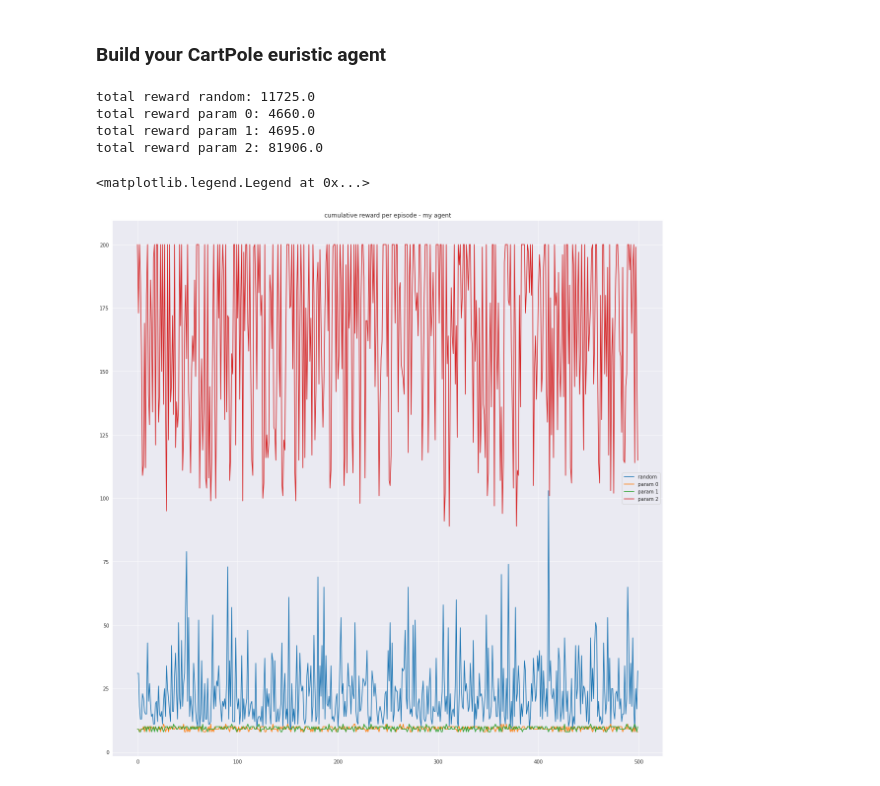
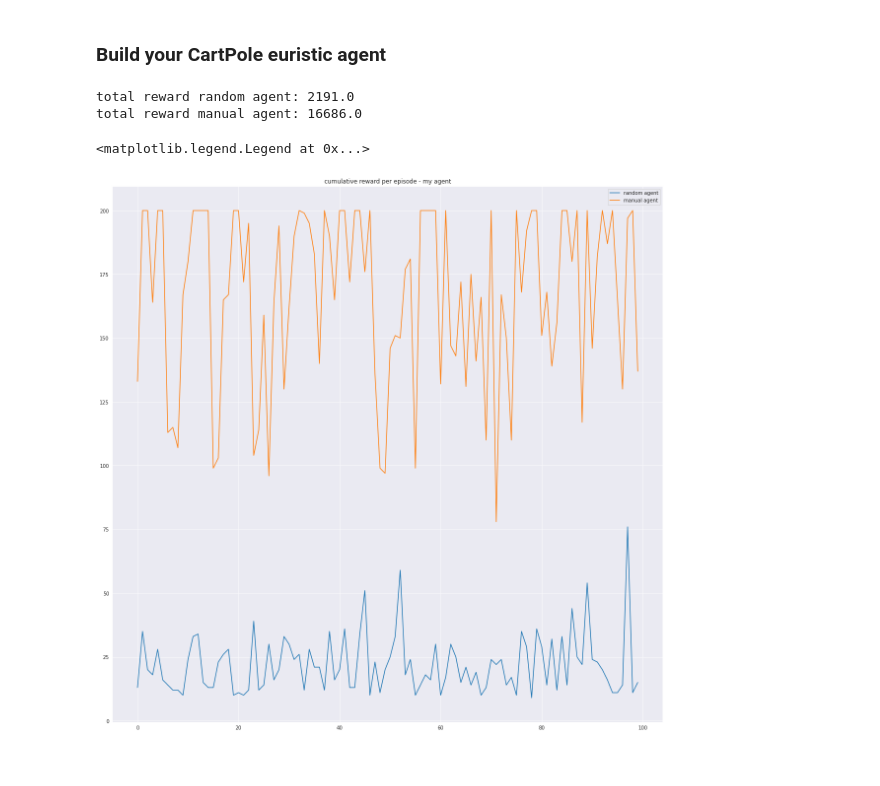
Before and after one commit to racousin/rl_introduction, a Jupyter notebook: notebooks/1_Environment_Agent.ipynb, the cells around one changed output. Saved outputs shown, nothing was run; the diff lists cells and outputs as text; code cells hidden in the pictures.

```diff
--- a/notebooks/1_Environment_Agent.ipynb
+++ b/notebooks/1_Environment_Agent.ipynb
@@ -661,9 +684,18 @@ Text(0.5, 1.0, 'cumulative reward per episode - rand_agent')
 ### Build your CartPole euristic agent
 # %%
 env = gym.make('CartPole-v0')
+# %%
+#TODO: Create a cartPole agent that is better than Random:
+class MyCartPoleAgent(Agent):
+    def __init__(self, env):
+        super().__init__(env)
+    def act(self, state):
+        #Complete
+        return action
 # %%
+#Done: Create a cartPole agent that is better than Random:
 class MyCartPoleAgent(Agent):
-    def __init__(self, env, params=[0.27,-0.1,-0.5,-0.2,0.2, 0, 1]):
+    def __init__(self, env, params=[-0.9,-0.1,0,0,-0.9, 0, 0.9]):
         super().__init__(env)
         self.params = params
     def act(self, state):
@@ -675,28 +707,20 @@ class MyCartPoleAgent(Agent):
             action = 1
         return action
 # %%
-params0 = [0.27,-0.1,-0.5,-0.2,0.2, 0, 0]
-params1 = [-0.27,0.1,0.5,0.2,-0.2, -0.1, 0.1]
-params2 = [-0.9,-0.1,0,0,-0.9, 0, 0.9]
-
-nb_experience = 500
-
+nb_experience = 100
 plt.figure(figsize=(20,20))
 rand_agent = RandomAgent(env)
 rewards = run_experiment_episode(env, rand_agent, nb_experience)
-print(f'total reward random: {sum(rewards)}')
-plt.plot(rewards, label=f'random ')
-for i, param in enumerate([params0, params1, params2]):
-    rand_agent = MyCartPoleAgent(env,params=param)
-    rewards = run_experiment_episode(env, rand_agent, nb_experience)
-    print(f'total reward param {i}: {sum(rewards)}')
-    plt.plot(rewards, label=f'param {i}')
+print(f'total reward random agent: {sum(rewards)}')
+plt.plot(rewards, label=f'random agent')
+rand_agent = MyCartPoleAgent(env)
+rewards = run_experiment_episode(env, rand_agent, nb_experience)
+print(f'total reward manual agent: {sum(rewards)}')
+plt.plot(rewards, label=f'manual agent')
 plt.title('cumulative reward per episode - my agent')
 plt.legend()
 # %% [output]
-total reward random: 11725.0
-total reward param 0: 4660.0
-total reward param 1: 4695.0
-total reward param 2: 81906.0
+total reward random agent: 2191.0
+total reward manual agent: 16686.0
 <matplotlib.legend.Legend at 0x...>
-[figure, old version]
+[figure, new version]
```
Also changed, not shown: parts of 13 cells of this notebook.
